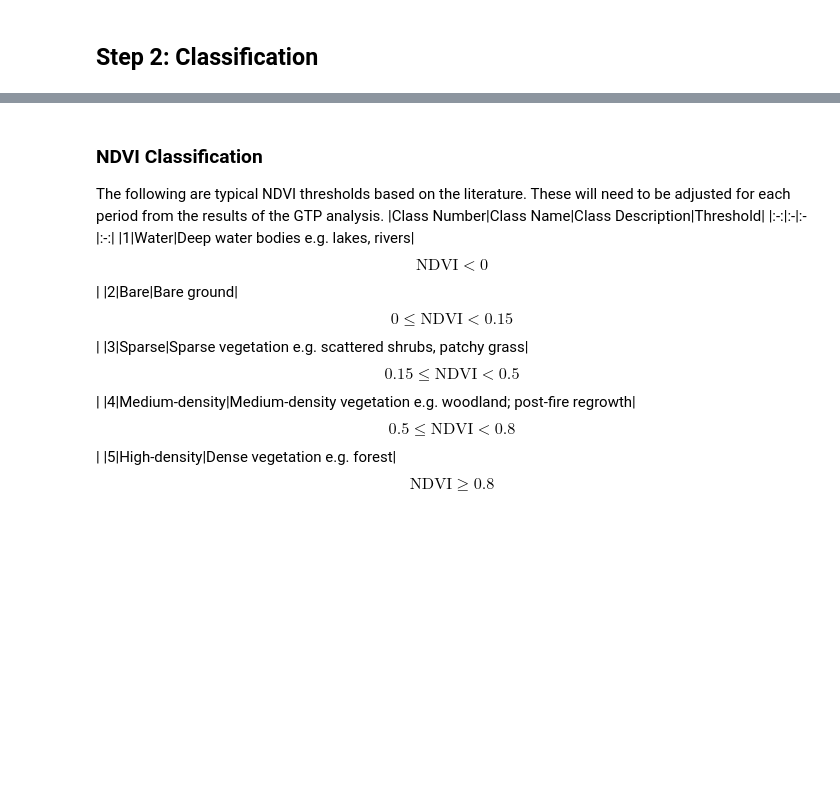
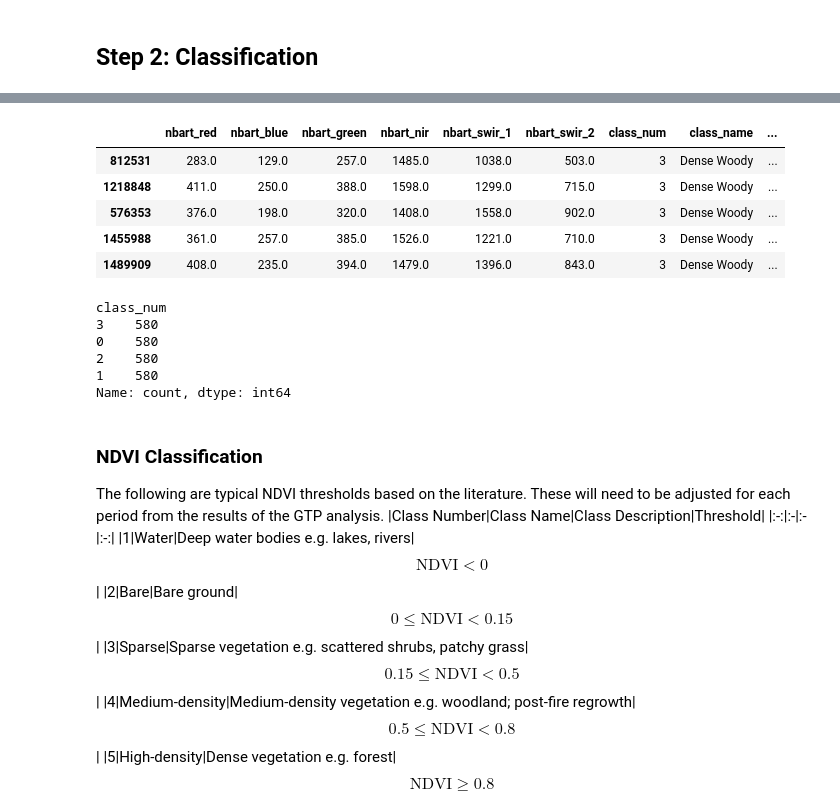
Before and after one commit to mjdear68/Traprock_KBA_Change_Detection, a Jupyter notebook: nbk/class_data_prep.ipynb, the cells around one changed output, grey strips where cells are left out. Cells and saved outputs as stored; diff of their text form; code cells hidden in the pictures; blank space fills up the shorter version.

```diff
--- a/nbk/class_data_prep.ipynb
+++ b/nbk/class_data_prep.ipynb
@@ -116,3 +120,26 @@ fig.tight_layout()
+# %%
+# Reduce each class to the size of the smallest class
+sample_size = gtp['class_num'].value_counts().min()
+
+gtp_equal = pd.concat([gtp[gtp['class_num']==cl].sample(sample_size, random_state=random_state) for cl in gtp['class_num'].unique()], axis=0)
+gtp_equal.head()
+# %% [output]
+|  | nbart_red | nbart_blue | nbart_green | nbart_nir | nbart_swir_1 | nbart_swir_2 | class_num | class_name | ... |
+| 812531 | 283.0 | 129.0 | 257.0 | 1485.0 | 1038.0 | 503.0 | 3 | Dense Woody | ... |
+| 1218848 | 411.0 | 250.0 | 388.0 | 1598.0 | 1299.0 | 715.0 | 3 | Dense Woody | ... |
+| 576353 | 376.0 | 198.0 | 320.0 | 1408.0 | 1558.0 | 902.0 | 3 | Dense Woody | ... |
+| 1455988 | 361.0 | 257.0 | 385.0 | 1526.0 | 1221.0 | 710.0 | 3 | Dense Woody | ... |
+| 1489909 | 408.0 | 235.0 | 394.0 | 1479.0 | 1396.0 | 843.0 | 3 | Dense Woody | ... |
+# %%
+# Count the number of points in each class
+gtp_equal['class_num'].value_counts()
+# %% [output]
+class_num
+3    580
+0    580
+2    580
+1    580
+Name: count, dtype: int64
 # %% [markdown]
 ### NDVI Classification
 
```
Also changed, not shown: parts of 10 cells of this notebook.
